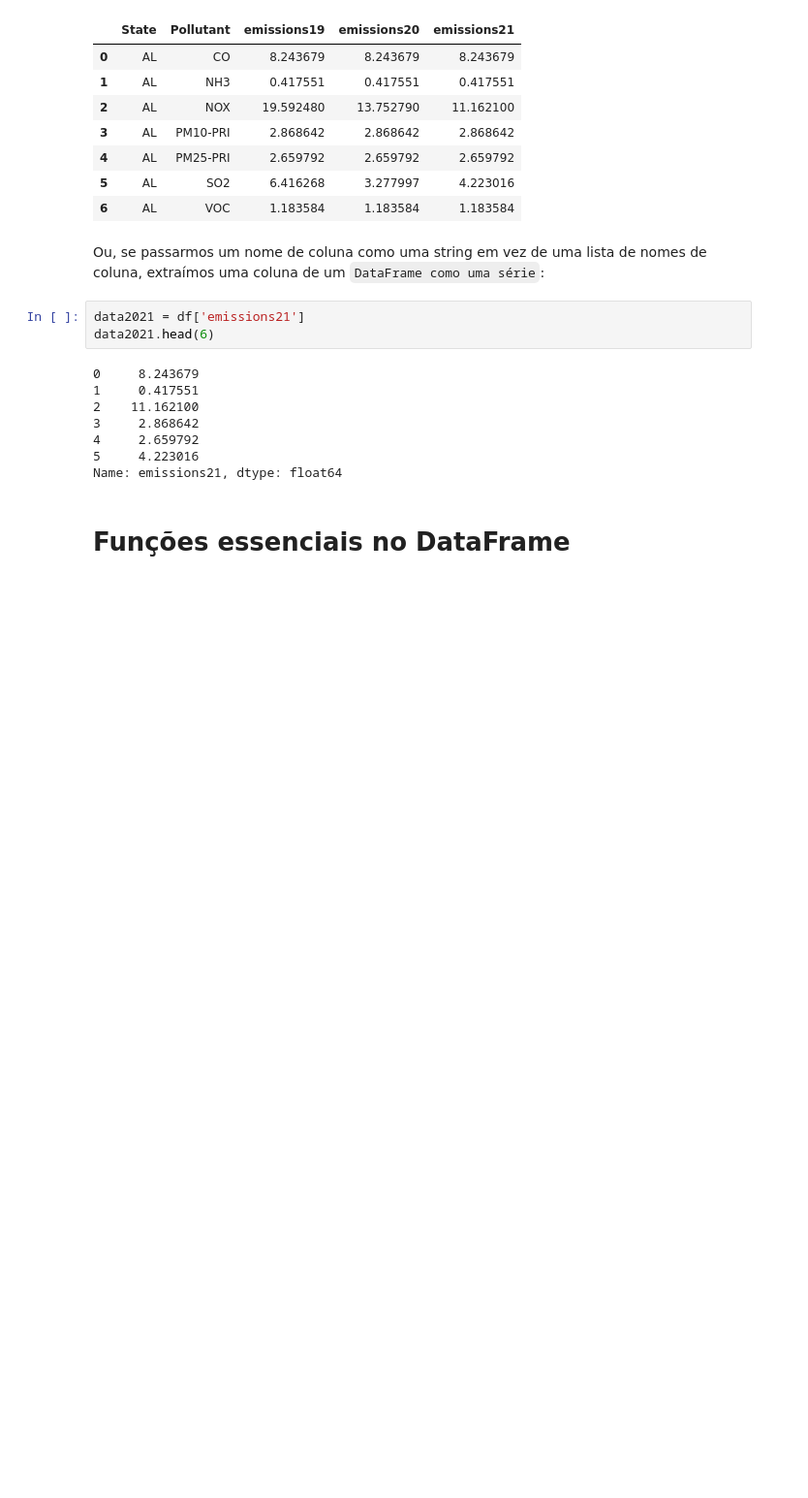
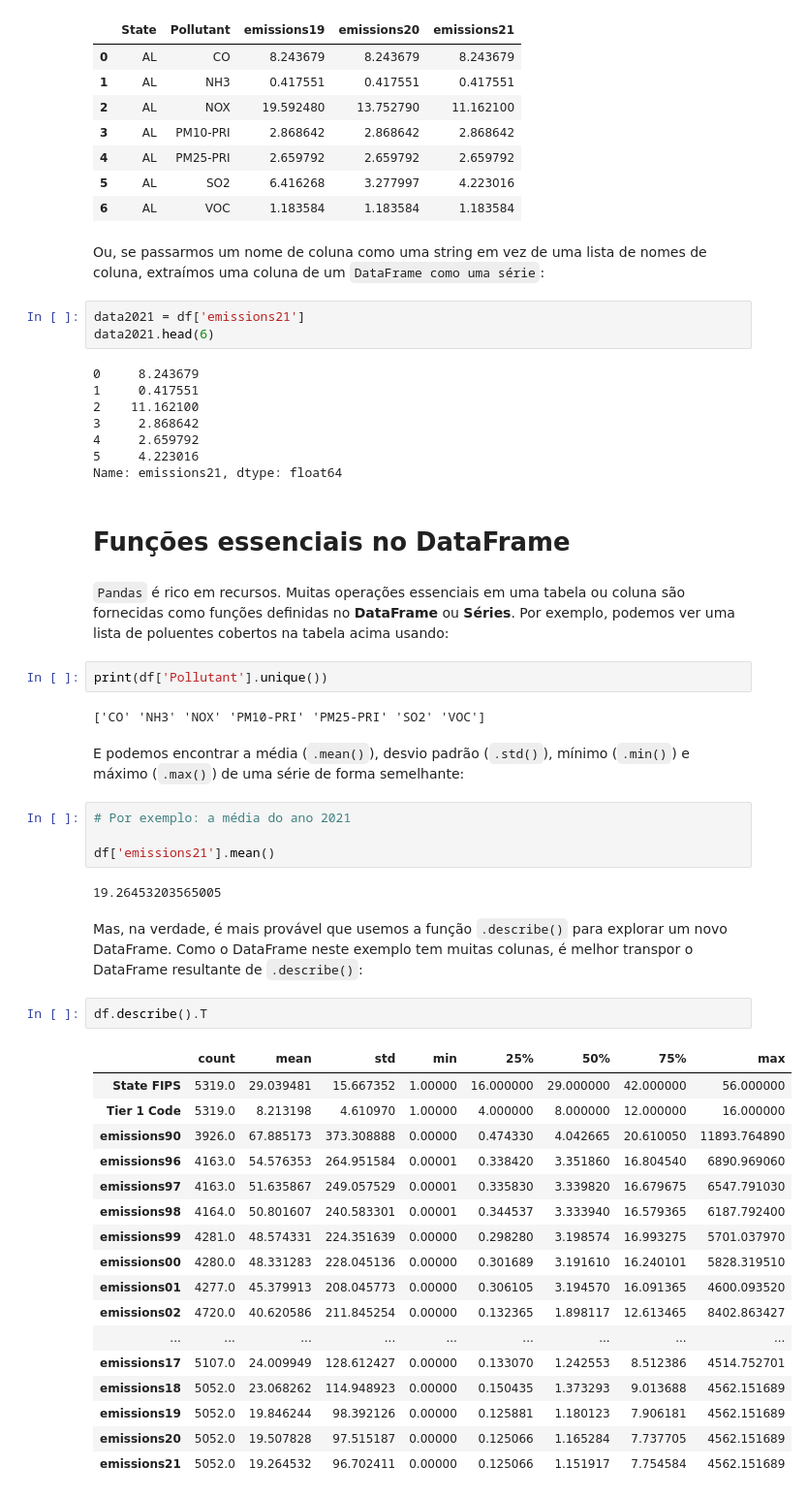
Before and after one commit to EddyGiusepe/Repasso_Python, a Jupyter notebook: Pandas_Library_with_Python.ipynb, the cells around one changed output. Shown: that part at 97% size. Drawn from its saved outputs; the diff is of its cells as text; blank space fills up the shorter version.

```diff
--- a/Pandas_Library_with_Python.ipynb
+++ b/Pandas_Library_with_Python.ipynb
@@ -134,3 +134,39 @@ data2021.head(6)
 Name: emissions21, dtype: float64
 # %% [markdown]
 # Funções essenciais no DataFrame
+# %% [markdown]
+``Pandas`` é rico em recursos. Muitas operações essenciais em uma tabela ou coluna são fornecidas como funções definidas no **DataFrame** ou **Séries**. Por exemplo, podemos ver uma lista de poluentes cobertos na tabela acima usando:
+# %%
+print(df['Pollutant'].unique())
+# %% [output]
+['CO' 'NH3' 'NOX' 'PM10-PRI' 'PM25-PRI' 'SO2' 'VOC']
+# %% [markdown]
+E podemos encontrar a média (``.mean()``), desvio padrão (``.std()``), mínimo (``.min()``) e máximo (``.max()``) de uma série de forma semelhante:
+# %%
+# Por exemplo: a média do ano 2021
+
+df['emissions21'].mean()
+# %% [output]
+19.26453203565005
+# %% [markdown]
+Mas, na verdade, é mais provável que usemos a função ``.describe()`` para explorar um novo DataFrame. Como o DataFrame neste exemplo tem muitas colunas, é melhor transpor o DataFrame resultante de ``.describe()``:
+# %%
+df.describe().T
+# %% [output]
+|  | count | mean | std | min | 25% | 50% | 75% | max |
+| State FIPS | 5319.0 | 29.039481 | 15.667352 | 1.00000 | 16.000000 | 29.000000 | 42.000000 | 56.000000 |
+| Tier 1 Code | 5319.0 | 8.213198 | 4.610970 | 1.00000 | 4.000000 | 8.000000 | 12.000000 | 16.000000 |
+| emissions90 | 3926.0 | 67.885173 | 373.308888 | 0.00000 | 0.474330 | 4.042665 | 20.610050 | 11893.764890 |
+| emissions96 | 4163.0 | 54.576353 | 264.951584 | 0.00001 | 0.338420 | 3.351860 | 16.804540 | 6890.969060 |
+| emissions97 | 4163.0 | 51.635867 | 249.057529 | 0.00001 | 0.335830 | 3.339820 | 16.679675 | 6547.791030 |
+| emissions98 | 4164.0 | 50.801607 | 240.583301 | 0.00001 | 0.344537 | 3.333940 | 16.579365 | 6187.792400 |
+| emissions99 | 4281.0 | 48.574331 | 224.351639 | 0.00000 | 0.298280 | 3.198574 | 16.993275 | 5701.037970 |
+| emissions00 | 4280.0 | 48.331283 | 228.045136 | 0.00000 | 0.301689 | 3.191610 | 16.240101 | 5828.319510 |
+| emissions01 | 4277.0 | 45.379913 | 208.045773 | 0.00000 | 0.306105 | 3.194570 | 16.091365 | 4600.093520 |
+| emissions02 | 4720.0 | 40.620586 | 211.845254 | 0.00000 | 0.132365 | 1.898117 | 12.613465 | 8402.863427 |
+| ... | ... | ... | ... | ... | ... | ... | ... | ... |
+| emissions17 | 5107.0 | 24.009949 | 128.612427 | 0.00000 | 0.133070 | 1.242553 | 8.512386 | 4514.752701 |
+| emissions18 | 5052.0 | 23.068262 | 114.948923 | 0.00000 | 0.150435 | 1.373293 | 9.013688 | 4562.151689 |
+| emissions19 | 5052.0 | 19.846244 | 98.392126 | 0.00000 | 0.125881 | 1.180123 | 7.906181 | 4562.151689 |
+| emissions20 | 5052.0 | 19.507828 | 97.515187 | 0.00000 | 0.125066 | 1.165284 | 7.737705 | 4562.151689 |
+| emissions21 | 5052.0 | 19.264532 | 96.702411 | 0.00000 | 0.125066 | 1.151917 | 7.754584 | 4562.151689 |
```
Also changed, not shown: parts of 8 cells of this notebook.
